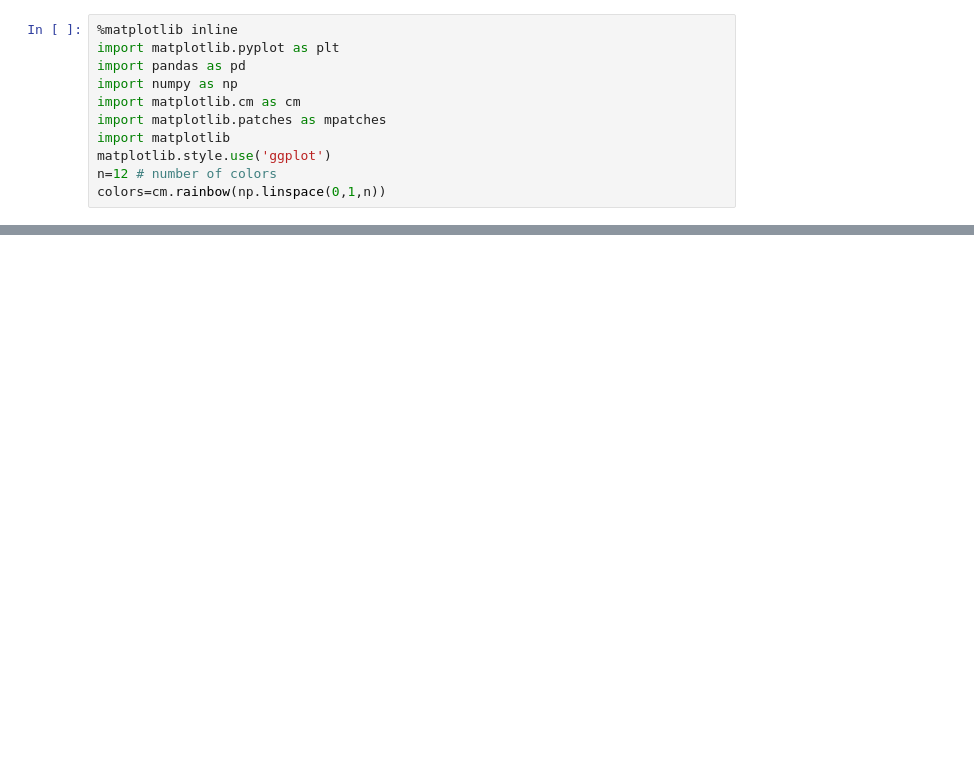
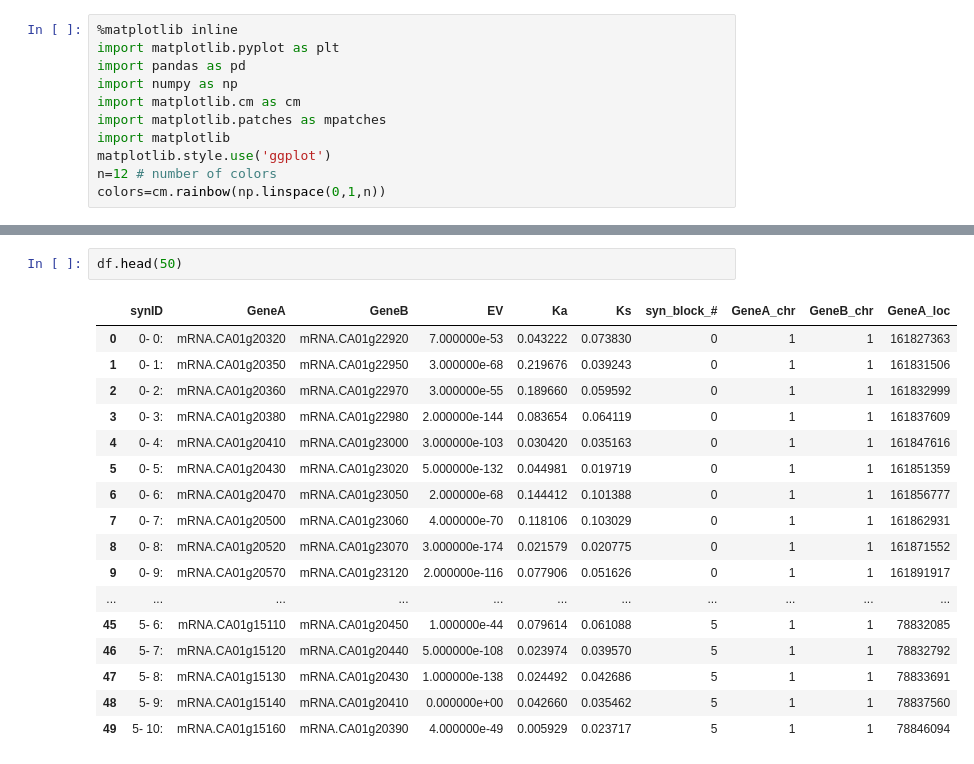
Before and after one commit to k821209/mcscan_pipe, a Jupyter notebook: mcscan_visualize.ipynb, the cells around one changed output, grey strips where cells are left out. Cells and saved outputs as stored; diff of their text form; blank space fills up the shorter version.

```diff
--- a/mcscan_visualize.ipynb
+++ b/mcscan_visualize.ipynb
@@ -53,0 +54,20 @@ plt.tight_layout()
+# %%
+df.head(50)
+# %% [output]
+|  | synID | GeneA | GeneB | EV | Ka | Ks | syn_block_# | GeneA_chr | GeneB_chr | GeneA_loc |
+| 0 | 0- 0: | mRNA.CA01g20320 | mRNA.CA01g22920 | 7.000000e-53 | 0.043222 | 0.073830 | 0 | 1 | 1 | 161827363 |
+| 1 | 0- 1: | mRNA.CA01g20350 | mRNA.CA01g22950 | 3.000000e-68 | 0.219676 | 0.039243 | 0 | 1 | 1 | 161831506 |
+| 2 | 0- 2: | mRNA.CA01g20360 | mRNA.CA01g22970 | 3.000000e-55 | 0.189660 | 0.059592 | 0 | 1 | 1 | 161832999 |
+| 3 | 0- 3: | mRNA.CA01g20380 | mRNA.CA01g22980 | 2.000000e-144 | 0.083654 | 0.064119 | 0 | 1 | 1 | 161837609 |
+| 4 | 0- 4: | mRNA.CA01g20410 | mRNA.CA01g23000 | 3.000000e-103 | 0.030420 | 0.035163 | 0 | 1 | 1 | 161847616 |
+| 5 | 0- 5: | mRNA.CA01g20430 | mRNA.CA01g23020 | 5.000000e-132 | 0.044981 | 0.019719 | 0 | 1 | 1 | 161851359 |
+| 6 | 0- 6: | mRNA.CA01g20470 | mRNA.CA01g23050 | 2.000000e-68 | 0.144412 | 0.101388 | 0 | 1 | 1 | 161856777 |
+| 7 | 0- 7: | mRNA.CA01g20500 | mRNA.CA01g23060 | 4.000000e-70 | 0.118106 | 0.103029 | 0 | 1 | 1 | 161862931 |
+| 8 | 0- 8: | mRNA.CA01g20520 | mRNA.CA01g23070 | 3.000000e-174 | 0.021579 | 0.020775 | 0 | 1 | 1 | 161871552 |
+| 9 | 0- 9: | mRNA.CA01g20570 | mRNA.CA01g23120 | 2.000000e-116 | 0.077906 | 0.051626 | 0 | 1 | 1 | 161891917 |
+| ... | ... | ... | ... | ... | ... | ... | ... | ... | ... | ... |
+| 45 | 5- 6: | mRNA.CA01g15110 | mRNA.CA01g20450 | 1.000000e-44 | 0.079614 | 0.061088 | 5 | 1 | 1 | 78832085 |
+| 46 | 5- 7: | mRNA.CA01g15120 | mRNA.CA01g20440 | 5.000000e-108 | 0.023974 | 0.039570 | 5 | 1 | 1 | 78832792 |
+| 47 | 5- 8: | mRNA.CA01g15130 | mRNA.CA01g20430 | 1.000000e-138 | 0.024492 | 0.042686 | 5 | 1 | 1 | 78833691 |
+| 48 | 5- 9: | mRNA.CA01g15140 | mRNA.CA01g20410 | 0.000000e+00 | 0.042660 | 0.035462 | 5 | 1 | 1 | 78837560 |
+| 49 | 5- 10: | mRNA.CA01g15160 | mRNA.CA01g20390 | 4.000000e-49 | 0.005929 | 0.023717 | 5 | 1 | 1 | 78846094 |
```
Also changed, not shown: parts of 2 cells of this notebook, 25 other files.
